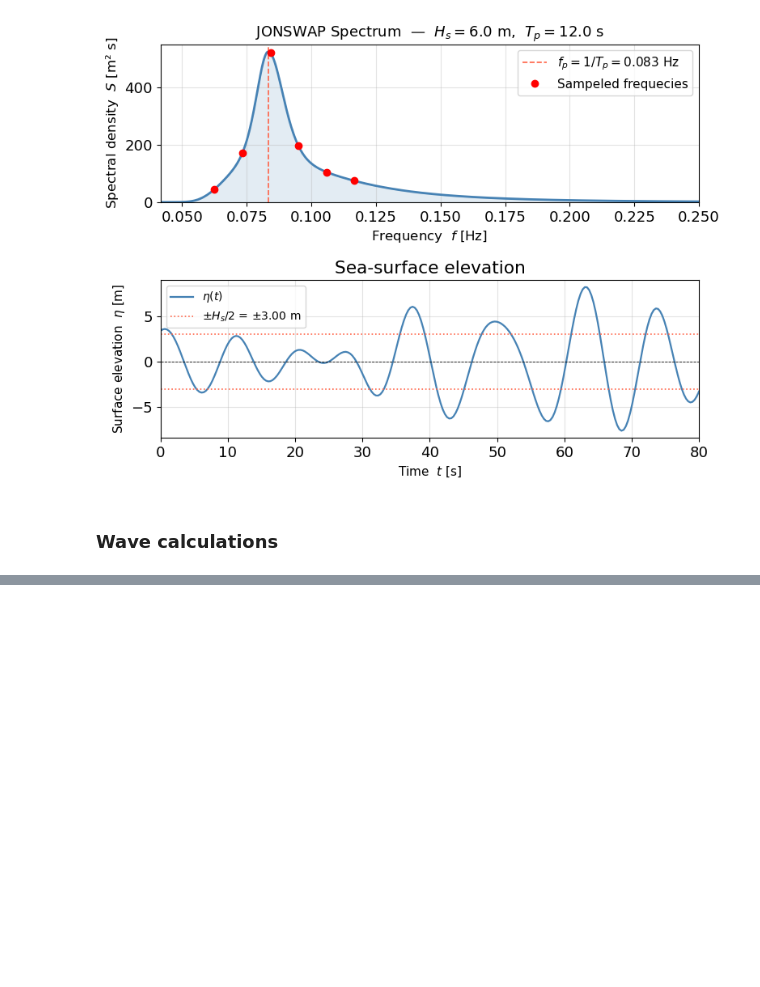
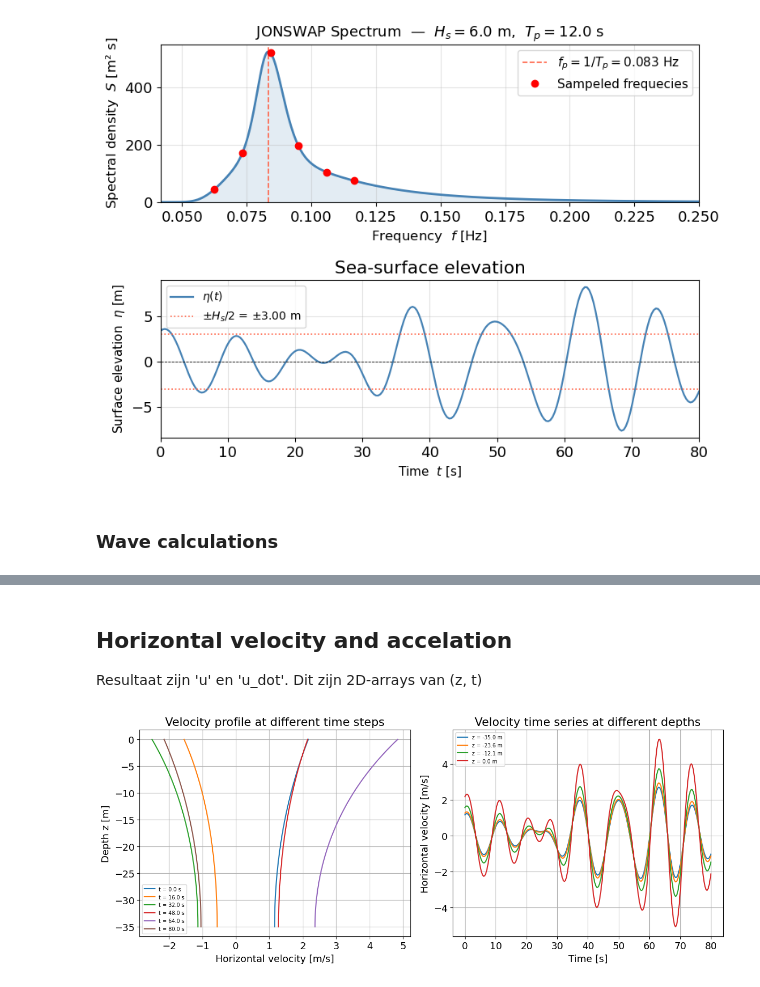
Before and after one commit to JulianEngel1999/FSI_Assignment_2, a Jupyter notebook: wave_analysis.ipynb, the cells around one changed output, grey strips where cells are left out. Drawn from its saved outputs; the diff is of its cells as text; code cells hidden in the pictures; blank space fills up the shorter version.

```diff
--- a/wave_analysis.ipynb
+++ b/wave_analysis.ipynb
@@ -49,7 +49,7 @@ ax1.grid(True, alpha=0.35)
 # Sampleing frequecies
 N = 6
 freqs_samp = np.linspace(0.75 * fp, 1.4 * fp, N)
-omegas_samp = 2 * np.pi * freqs_samp
+omegas = 2 * np.pi * freqs_samp
 df = freqs_samp[1] - freqs_samp[0]
 S_samp = jonswap(freqs_samp, Hs, Tp)
 
@@ -69,7 +69,7 @@ phases = np.random.uniform(0, 2 * np.pi, N)
 
 # Sea-surface elevation
 eta = np.zeros_like(t)
-for A, omega, phi in zip(amplitudes, omegas_samp, phases):
+for A, omega, phi in zip(amplitudes, omegas, phases):
     eta += A * np.cos(omega * t + phi)
 
 ax2 = axes[1]
@@ -200,0 +169,47 @@ Wavelengths (L): [269.16880057 220.68323216 183.59060769 154.13961513 130.197790
+# %% [markdown]
+## Horizontal velocity and accelation
+
+Resultaat zijn 'u' en 'u_dot'. Dit zijn 2D-arrays van (z, t)
+# %%
+z = np.linspace(-d, 0, 50)
+
+u = []
+u_dot = []
+
+for i in range(N):
+    u_a = amplitudes[i] * omegas[i] * np.cosh(k[i] * (z + d)) / np.sinh(k[i] * d)
+    # u_a: shape (10,), time_part: shape (251,)
+    # Use outer product to get shape (10, 251)
+    u.append(np.outer(u_a, np.cos(omegas[i] * t + phases[i])))
+    u_dot.append(np.outer(-omegas[i] * u_a, np.sin(omegas[i] * t + phases[i])))
+
+# Sum over all N components -> shape (10, 251)
+u_total = np.sum(u, axis=0)
+u_dot_total = np.sum(u_dot, axis=0)
+
+fig, axes = plt.subplots(1, 2, figsize=(12, 5))
+
+# --- Left: velocity profile at multiple time steps ---
+t_indices = np.linspace(0, len(t)-1, 6, dtype=int)  # 6 snapshots in time
+for t_idx in t_indices:
+    axes[0].plot(u_total[:, t_idx], z, label=f't = {t[t_idx]:.1f} s')
+axes[0].set_xlabel('Horizontal velocity [m/s]')
+axes[0].set_ylabel('Depth z [m]')
+axes[0].set_title('Velocity profile at different time steps')
+axes[0].legend(fontsize=7)
+axes[0].grid(True)
+
+# --- Right: time series at multiple depths ---
+z_indices = np.linspace(0, len(z)-1, 4, dtype=int)  # 4 depth levels
+for z_idx in z_indices:
+    axes[1].plot(t, u_total[z_idx, :], label=f'z = {z[z_idx]:.1f} m')
+axes[1].set_xlabel('Time [s]')
+axes[1].set_ylabel('Horizontal velocity [m/s]')
+axes[1].set_title('Velocity time series at different depths')
+axes[1].legend(fontsize=7)
+axes[1].grid(True)
+
+plt.tight_layout()
+plt.show()
+# %% [output]
+[figure, added]
```
Also changed, not shown: parts of 1 cell of this notebook, 2 other files.
